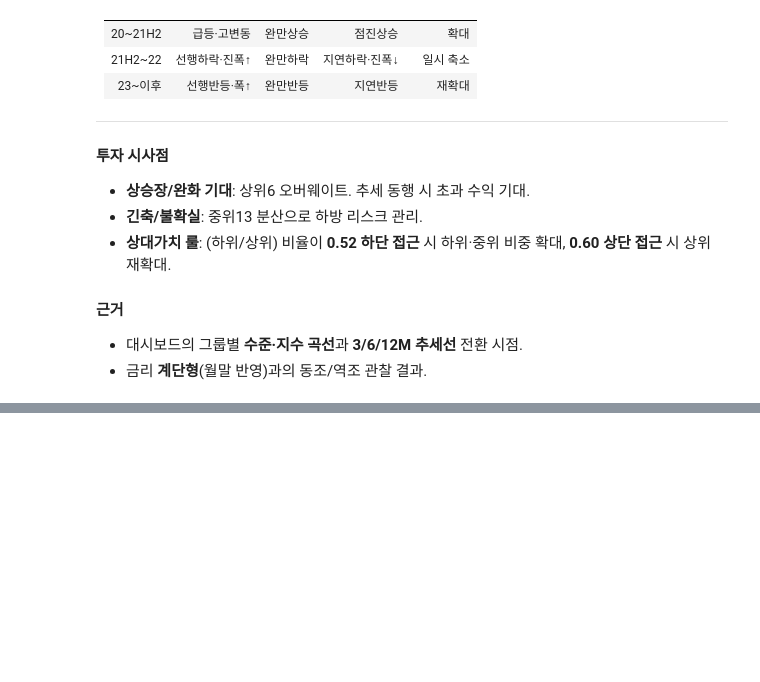
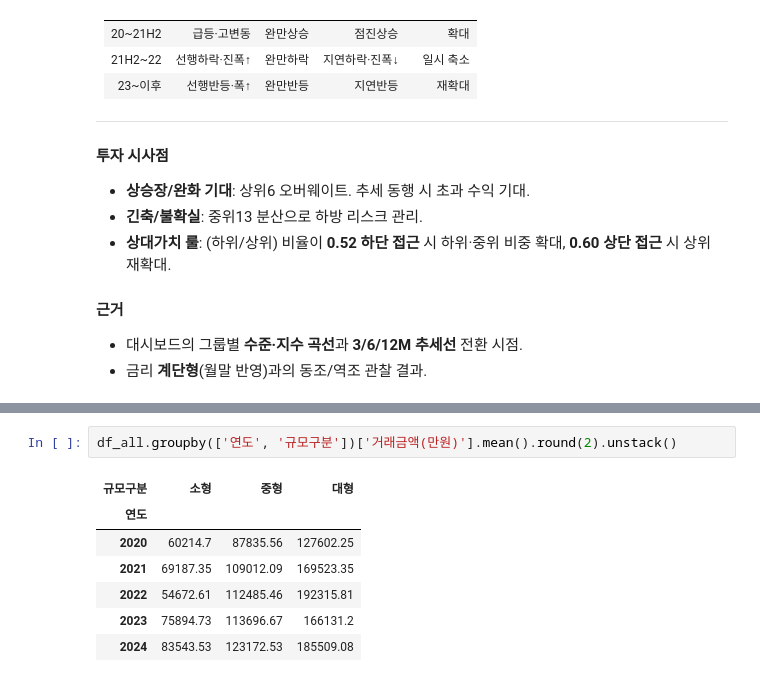
Before and after one commit to semistone97/pjt-real-estate, a Jupyter notebook: apt.ipynb, the cells around one changed output, grey strips where cells are left out. Saved outputs shown, nothing was run; the diff lists cells and outputs as text; blank space fills up the shorter version.

```diff
--- a/apt.ipynb
+++ b/apt.ipynb
@@ -924,0 +949,10 @@ plot_trends_by_2024_rank(df_all, df_2024_c)
+# %%
+df_all.groupby(['연도', '규모구분'])['거래금액(만원)'].mean().round(2).unstack()
+# %% [output]
+| 규모구분 | 소형 | 중형 | 대형 |
+| 연도 |  |  |  |
+| 2020 | 60214.7 | 87835.56 | 127602.25 |
+| 2021 | 69187.35 | 109012.09 | 169523.35 |
+| 2022 | 54672.61 | 112485.46 | 192315.81 |
+| 2023 | 75894.73 | 113696.67 | 166131.2 |
+| 2024 | 83543.53 | 123172.53 | 185509.08 |
```
Also changed, not shown: parts of 7 cells of this notebook.
